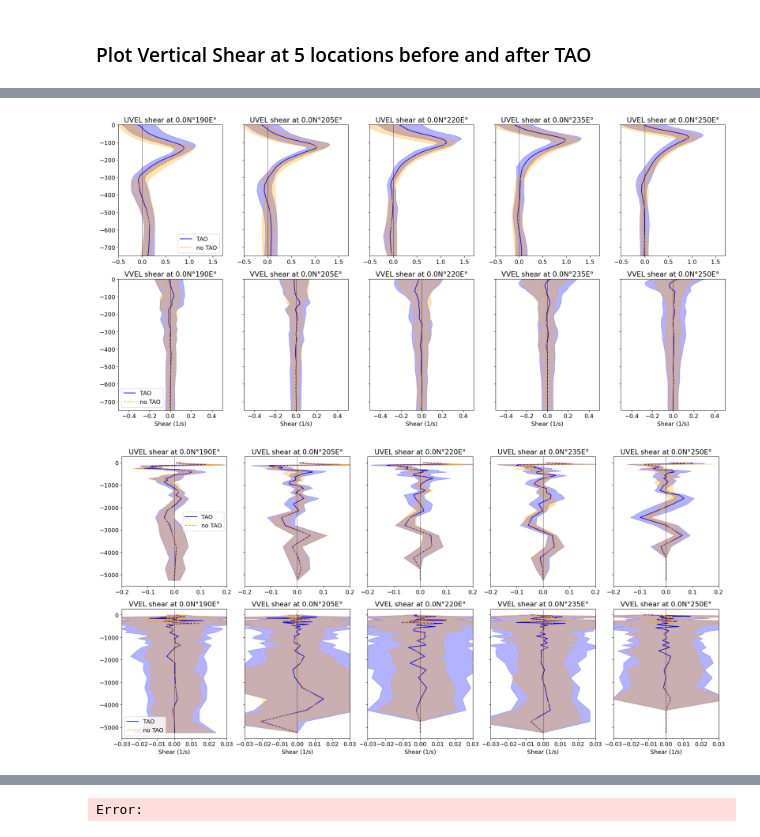
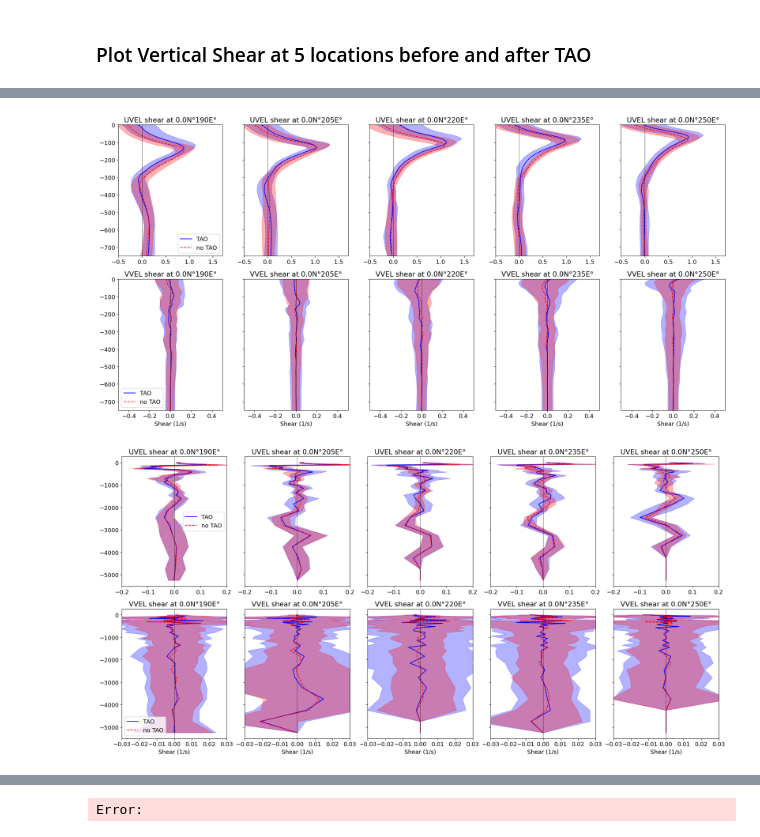
Before and after one commit to eldavenport/yanai-waves, a Jupyter notebook: shear_ri_profiles_deep.ipynb, the cells around one changed output, grey strips where cells are left out. Drawn from its saved outputs; the diff is of its cells as text; code cells hidden in the pictures.

Commit message:
update shear profile colors

```diff
--- a/shear_ri_profiles_deep.ipynb
+++ b/shear_ri_profiles_deep.ipynb
@@ -104,8 +104,8 @@ for i,lon in enumerate([190,205,220,235,250]):
     axs[0,i].set_title(f'{var_name} shear at {lat}N°{lon}E°')
     axs[0,i].plot(ds_tpose_TAO_shear,ds_tpose_TAO.Z,color='blue',label='TAO')
     axs[0,i].fill_betweenx(ds_tpose_TAO.Z,ds_tpose_TAO_shear-ds_tpose_TAO_shear_std,ds_tpose_TAO_shear+ds_tpose_TAO_shear_std,color='blue',alpha=0.3)
-    axs[0,i].plot(ds_tpose_noTAO_shear,ds_tpose_noTAO.Z,color='orange',label='no TAO',ls='--')
-    axs[0,i].fill_betweenx(ds_tpose_noTAO.Z,ds_tpose_noTAO_shear-ds_tpose_noTAO_shear_std,ds_tpose_noTAO_shear+ds_tpose_noTAO_shear_std,color='orange',alpha=0.3)
+    axs[0,i].plot(ds_tpose_noTAO_shear,ds_tpose_noTAO.Z,color='red',label='no TAO',ls='--')
+    axs[0,i].fill_betweenx(ds_tpose_noTAO.Z,ds_tpose_noTAO_shear-ds_tpose_noTAO_shear_std,ds_tpose_noTAO_shear+ds_tpose_noTAO_shear_std,color='red',alpha=0.3)
     axs[0,i].set_xlim(-0.5,0.5)
     axs[0,i].set_xlabel('')
 
@@ -123,8 +123,8 @@ for i,lon in enumerate([190,205,220,235,250]):
     axs[1,i].set_title(f'{var_name} shear at {lat}N°{lon}E°')
     axs[1,i].plot(ds_tpose_TAO_shear,ds_tpose_TAO.Z,color='blue',label='TAO')
     axs[1,i].fill_betweenx(ds_tpose_TAO.Z,ds_tpose_TAO_shear-ds_tpose_TAO_shear_std,ds_tpose_TAO_shear+ds_tpose_TAO_shear_std,color='blue',alpha=0.3)
-    axs[1,i].plot(ds_tpose_noTAO_shear,ds_tpose_noTAO.Z,color='orange',label='no TAO',ls='--')
-    axs[1,i].fill_betweenx(ds_tpose_noTAO.Z,ds_tpose_noTAO_shear-ds_tpose_noTAO_shear_std,ds_tpose_noTAO_shear+ds_tpose_noTAO_shear_std,color='orange',alpha=0.3)
+    axs[1,i].plot(ds_tpose_noTAO_shear,ds_tpose_noTAO.Z,color='red',label='no TAO',ls='--')
+    axs[1,i].fill_betweenx(ds_tpose_noTAO.Z,ds_tpose_noTAO_shear-ds_tpose_noTAO_shear_std,ds_tpose_noTAO_shear+ds_tpose_noTAO_shear_std,color='red',alpha=0.3)
     axs[1,i].set_xlim(-0.25,0.25)
     axs[1,i].set_xlabel('Shear (1/s)')
 
@@ -149,8 +151,8 @@ for i,lon in enumerate([190,205,220,235,250]):
     axs[0,i].set_title(f'{var_name} shear at {lat}N°{lon}E°')
     axs[0,i].plot(ds_tpose_TAO_shear,ds_tpose_TAO.Z,color='blue',label='TAO')
     axs[0,i].fill_betweenx(ds_tpose_TAO.Z,ds_tpose_TAO_shear-ds_tpose_TAO_shear_std,ds_tpose_TAO_shear+ds_tpose_TAO_shear_std,color='blue',alpha=0.3)
-    axs[0,i].plot(ds_tpose_noTAO_shear,ds_tpose_noTAO.Z,color='orange',label='no TAO',ls='--')
-    axs[0,i].fill_betweenx(ds_tpose_noTAO.Z,ds_tpose_noTAO_shear-ds_tpose_noTAO_shear_std,ds_tpose_noTAO_shear+ds_tpose_noTAO_shear_std,color='orange',alpha=0.3)
+    axs[0,i].plot(ds_tpose_noTAO_shear,ds_tpose_noTAO.Z,color='red',label='no TAO',ls='--')
+    axs[0,i].fill_betweenx(ds_tpose_noTAO.Z,ds_tpose_noTAO_shear-ds_tpose_noTAO_shear_std,ds_tpose_noTAO_shear+ds_tpose_noTAO_shear_std,color='red',alpha=0.3)
     axs[0,i].set_xlim(-0.5,1.7)
     axs[0,i].set_xlabel('')
 
@@ -168,8 +170,8 @@ for i,lon in enumerate([190,205,220,235,250]):
     axs[1,i].set_title(f'{var_name} shear at {lat}N°{lon}E°')
     axs[1,i].plot(ds_tpose_TAO_shear,ds_tpose_TAO.Z,color='blue',label='TAO')
     axs[1,i].fill_betweenx(ds_tpose_TAO.Z,ds_tpose_TAO_shear-ds_tpose_TAO_shear_std,ds_tpose_TAO_shear+ds_tpose_TAO_shear_std,color='blue',alpha=0.3)
-    axs[1,i].plot(ds_tpose_noTAO_shear,ds_tpose_noTAO.Z,color='orange',label='no TAO',ls='--')
-    axs[1,i].fill_betweenx(ds_tpose_noTAO.Z,ds_tpose_noTAO_shear-ds_tpose_noTAO_shear_std,ds_tpose_noTAO_shear+ds_tpose_noTAO_shear_std,color='orange',alpha=0.3)
+    axs[1,i].plot(ds_tpose_noTAO_shear,ds_tpose_noTAO.Z,color='red',label='no TAO',ls='--')
+    axs[1,i].fill_betweenx(ds_tpose_noTAO.Z,ds_tpose_noTAO_shear-ds_tpose_noTAO_shear_std,ds_tpose_noTAO_shear+ds_tpose_noTAO_shear_std,color='red',alpha=0.3)
     axs[1,i].set_xlim(-0.5,0.5)
     axs[1,i].set_xlabel('Shear (1/s)')
 
@@ -182,7 +184,7 @@ for ax in axs.flatten():
 plt.tight_layout()
 plt.savefig(foldername + 'vel_comparison_750m.png',dpi=300)
 # %% [output]
-[figure, old version]
+[figure, new version]
 # %%
 var_name = 'UVEL'
 lat_dim = 'YC'
@@ -197,39 +199,39 @@ for i,lon in enumerate([190,205,220,235,250]):
     axs[0,i].set_title(f'{var_name} shear at {lat}N°{lon}E°')
     axs[0,i].plot(ds_tpose_TAO_shear,ds_tpose_TAO.Z[:-1],color='blue',label='TAO')
     axs[0,i].fill_betweenx(ds_tpose_TAO.Z[:-1],ds_tpose_TAO_shear-ds_tpose_TAO_shear_std,ds_tpose_TAO_shear+ds_tpose_TAO_shear_std,color='blue',alpha=0.3)
-    axs[0,i].plot(ds_tpose_noTAO_shear,ds_tpose_noTAO.Z[:-1],color='orange',label='no TAO',ls='--')
-    axs[0,i].fill_betweenx(ds_tpose_noTAO.Z[:-1],ds_tpose_noTAO_shear-ds_tpose_noTAO_shear_std,ds_tpose_noTAO_shear+ds_tpose_noTAO_shear_std,color='orange',alpha=0.3)
+    axs[0,i].plot(ds_tpose_noTAO_shear,ds_tpose_noTAO.Z[:-1],color='red',label='no TAO',ls='--')
+    axs[0,i].fill_betweenx(ds_tpose_noTAO.Z[:-1],ds_tpose_noTAO_shear-ds_tpose_noTAO_shear_std,ds_tpose_noTAO_shear+ds_tpose_noTAO_shear_std,color='red',alpha=0.3)
     axs[0,i].set_xlim(-0.2,0.2)
     axs[0,i].set_xlabel('')
 
 axs[0,0].legend()
 
 lat = 0.0
 var_name = 'VVEL'
 lat_dim = 'YG'
 lon_dim = 'XC'
 for i,lon in enumerate([190,205,220,235,250]):
     ds_tpose_TAO_shear = ds_tpose_TAO[var_name].sel({lat_dim:lat,lon_dim:lon},method='nearest').diff(dim='Z').mean(dim='time')
     ds_tpose_TAO_shear_std = ds_tpose_TAO[var_name].sel({lat_dim:lat,lon_dim:lon},method='nearest').diff(dim='Z').std(dim='time')
     ds_tpose_noTAO_shear = ds_tpose_noTAO[var_name].sel({lat_dim:lat,lon_dim:lon},method='nearest').diff(dim='Z').mean(dim='time')
     ds_tpose_noTAO_shear_std = ds_tpose_noTAO[var_name].sel({lat_dim:lat,lon_dim:lon},method='nearest').diff(dim='Z').std(dim='time')
     axs[1,i].set_title(f'{var_name} shear at {lat}N°{lon}E°')
     axs[1,i].plot(ds_tpose_TAO_shear,ds_tpose_TAO.Z[:-1],color='blue',label='TAO')
     axs[1,i].fill_betweenx(ds_tpose_TAO.Z[:-1],ds_tpose_TAO_shear-ds_tpose_TAO_shear_std,ds_tpose_TAO_shear+ds_tpose_TAO_shear_std,color='blue',alpha=0.3)
-    axs[1,i].plot(ds_tpose_noTAO_shear,ds_tpose_noTAO.Z[:-1],color='orange',label='no TAO',ls='--')
-    axs[1,i].fill_betweenx(ds_tpose_noTAO.Z[:-1],ds_tpose_noTAO_shear-ds_tpose_noTAO_shear_std,ds_tpose_noTAO_shear+ds_tpose_noTAO_shear_std,color='orange',alpha=0.3)
+    axs[1,i].plot(ds_tpose_noTAO_shear,ds_tpose_noTAO.Z[:-1],color='red',label='no TAO',ls='--')
+    axs[1,i].fill_betweenx(ds_tpose_noTAO.Z[:-1],ds_tpose_noTAO_shear-ds_tpose_noTAO_shear_std,ds_tpose_noTAO_shear+ds_tpose_noTAO_shear_std,color='red',alpha=0.3)
     axs[1,i].set_xlim(-0.03,0.03)
     axs[1,i].set_xlabel('Shear (1/s)')
 
 axs[1,0].legend()
 
 for ax in axs.flatten():
     ax.axvline(0,color='black',lw=0.5)
 
 plt.tight_layout()
 plt.savefig(foldername + 'shear_comparison.png',dpi=300)
 # %% [output]
-[figure, old version]
+[figure, new version]
 # %%
 # 10 panes, row 1 is 5 locations of uvel shear and row 2 is 5 locations of vvel shear
 var_name = 'UVEL'
```
Also changed, not shown: parts of 2 cells of this notebook, 4 other files.
